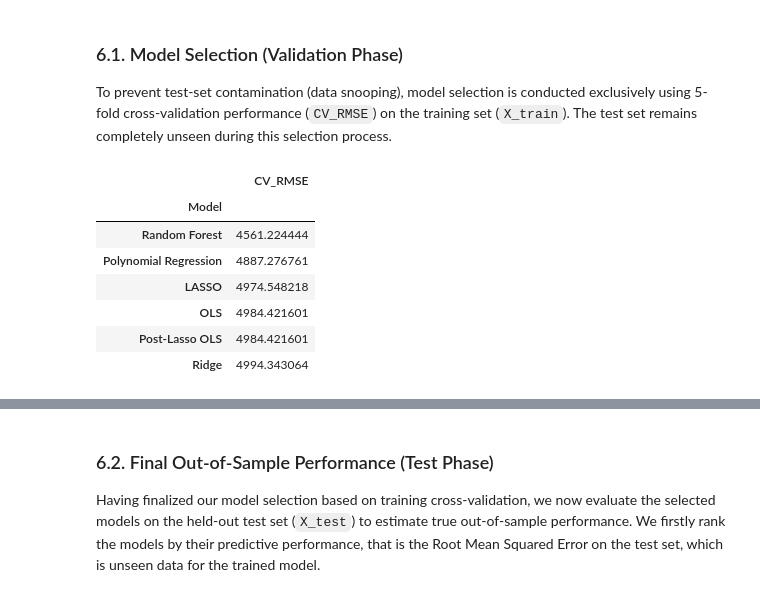
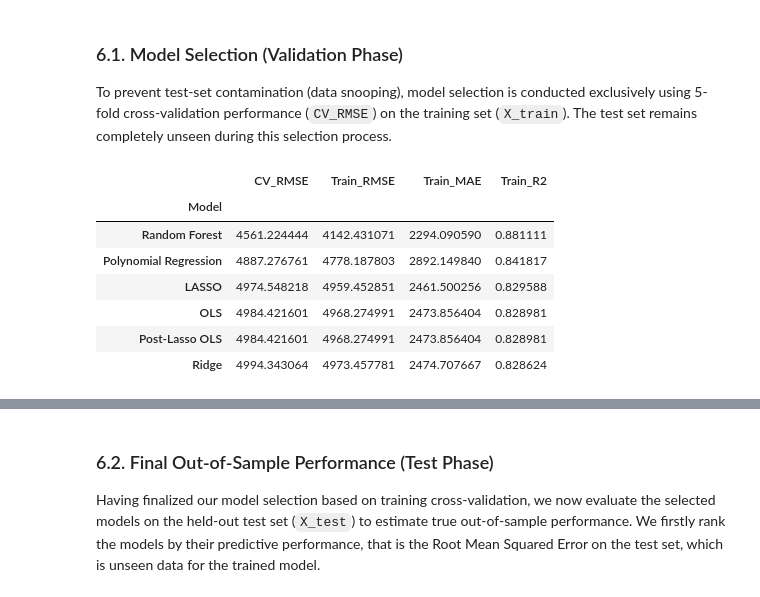
Before and after one commit to NikifBi/Medical_Costs_Regression_Analysis, a Jupyter notebook: Medical Costs.ipynb, the cells around one changed output, grey strips where cells are left out. Cells and saved outputs as stored; diff of their text form; code cells hidden in the pictures.

```diff
--- a/Medical Costs.ipynb
+++ b/Medical Costs.ipynb
@@ -1706,16 +1706,16 @@ results
 To prevent test-set contamination (data snooping), model selection is conducted exclusively using 5-fold cross-validation performance (`CV_RMSE`) on the training set (`X_train`). The test set remains completely unseen during this selection process.
 # %%
 ### Sort result according to CV_RMSE in ascending order
-sorted_cv_rmse = results.sort_values(by='CV_RMSE', ascending=True)
+cv_ranking = results[['CV_RMSE', 'Train_RMSE','Train_MAE', 'Train_R2']].sort_values(by='CV_RMSE', ascending=True)
 
 ### Display
-sorted_cv_rmse[['CV_RMSE']]
+cv_ranking
 # %% [output]
-|  | CV_RMSE |
-| Model |  |
-| Random Forest | 4561.224444 |
-| Polynomial Regression | 4887.276761 |
-| LASSO | 4974.548218 |
-| OLS | 4984.421601 |
-| Post-Lasso OLS | 4984.421601 |
-| Ridge | 4994.343064 |
+|  | CV_RMSE | Train_RMSE | Train_MAE | Train_R2 |
+| Model |  |  |  |  |
+| Random Forest | 4561.224444 | 4142.431071 | 2294.090590 | 0.881111 |
+| Polynomial Regression | 4887.276761 | 4778.187803 | 2892.149840 | 0.841817 |
+| LASSO | 4974.548218 | 4959.452851 | 2461.500256 | 0.829588 |
+| OLS | 4984.421601 | 4968.274991 | 2473.856404 | 0.828981 |
+| Post-Lasso OLS | 4984.421601 | 4968.274991 | 2473.856404 | 0.828981 |
+| Ridge | 4994.343064 | 4973.457781 | 2474.707667 | 0.828624 |
```
Also changed, not shown: parts of 21 cells of this notebook.
